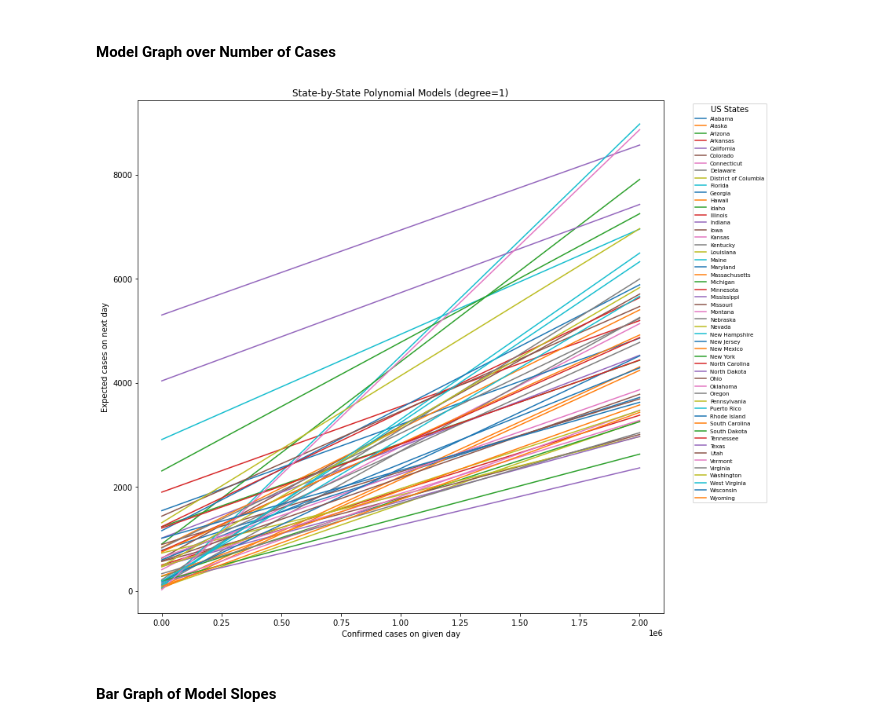
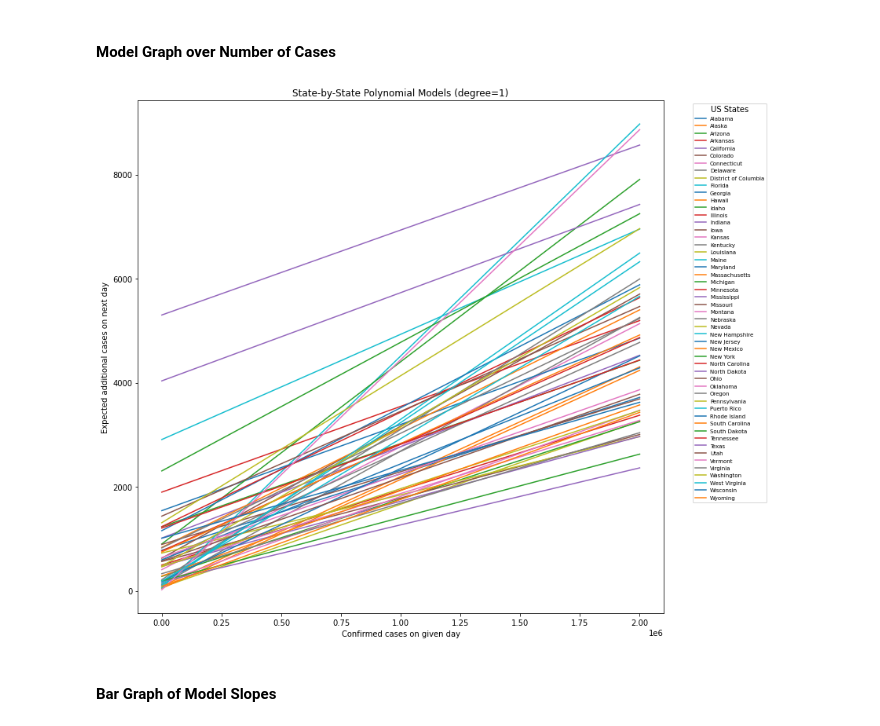
Before and after one commit to s-fitch/coronavirus-2020, a Jupyter notebook: experiments.ipynb, the cells around one changed output. Saved outputs shown, nothing was run; the diff lists cells and outputs as text; code cells hidden in the pictures.

```diff
--- a/experiments.ipynb
+++ b/experiments.ipynb
@@ -110,21 +110,21 @@ models = np.array([np.polyfit(model_X[i], model_Y[i], DEGREE) for i in range(mod
 # %%
 fig, axes = plt.subplots(1, 1, figsize=(12, 12))
 
 plt.title('State-by-State Polynomial Models (degree={0})'.format(DEGREE))
 plt.xlabel('Confirmed cases on given day')
-plt.ylabel('Expected cases on next day')
+plt.ylabel('Expected additional cases on next day')
 
 median = np.median(model_X)
 #case_vals = np.linspace(median-1000, median+1000, num=10)
 case_vals = np.linspace(0, 2000000, num=1000)
 
 for i in range(model_states.shape[0]):
     plt.plot(case_vals, np.polyval(models[i], case_vals), label=model_states[i])
 plt.legend(title='US States', bbox_to_anchor=(1.05, 1), loc='upper left', prop=fontP)
 
 plt.savefig('./exp/results/US_models.png')
 # %% [output]
-[figure, old version]
+[figure, new version]
 # %% [markdown]
 #### Bar Graph of Model Slopes
 # %%
```
